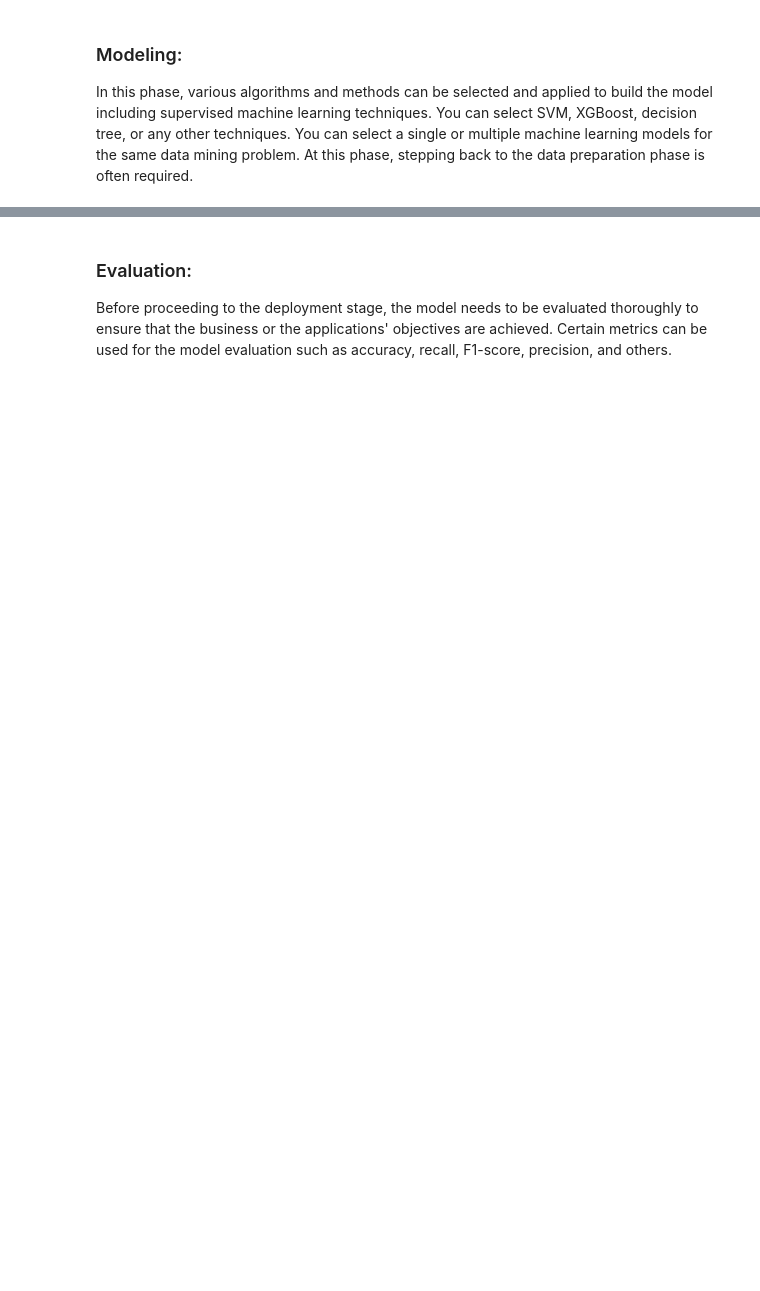
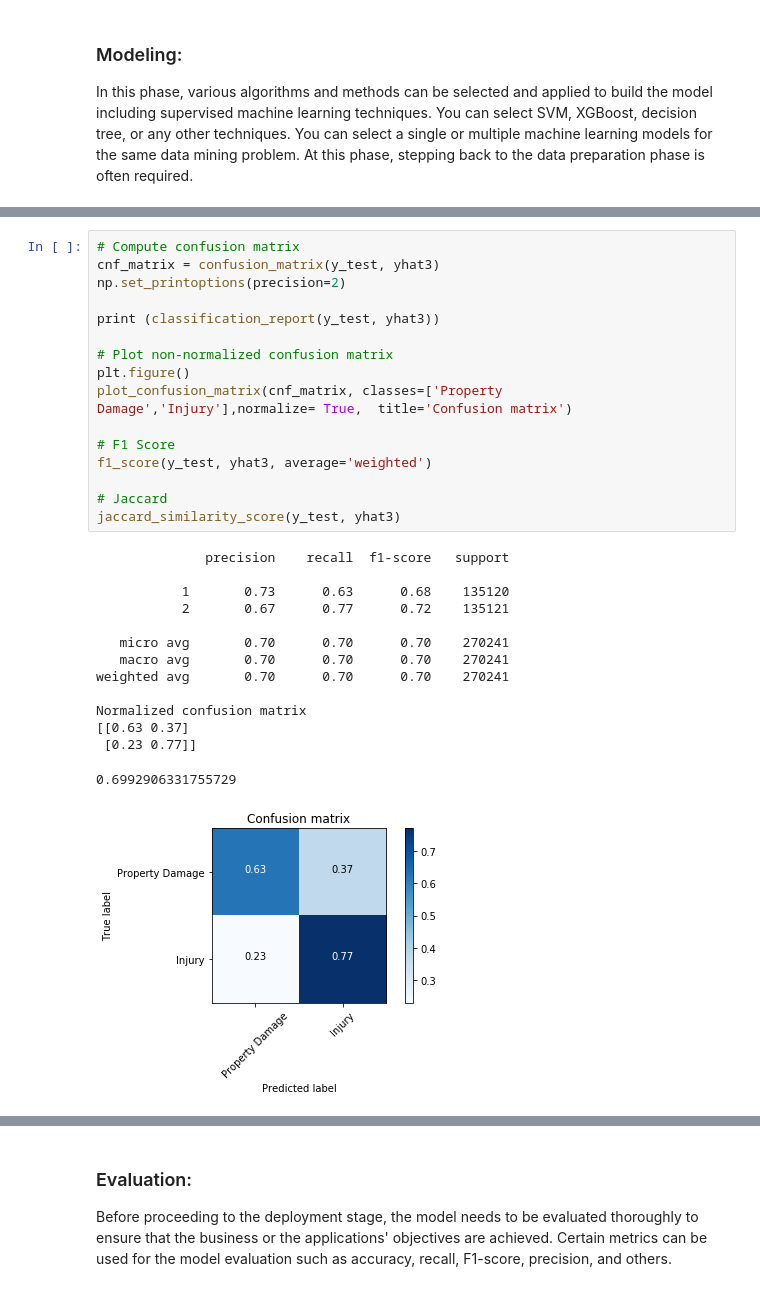
Before and after one commit to chrisgray40/Coursera_Capstone, a Jupyter notebook: Applied Data Science Capstone.ipynb, the cells around one changed output, grey strips where cells are left out. Drawn from its saved outputs; the diff is of its cells as text; blank space fills up the shorter version.

```diff
--- a/Applied Data Science Capstone.ipynb
+++ b/Applied Data Science Capstone.ipynb
@@ -712,0 +1033,31 @@ In this phase, various algorithms and methods can be selected and applied to bui
+# %%
+# Compute confusion matrix
+cnf_matrix = confusion_matrix(y_test, yhat3)
+np.set_printoptions(precision=2)
+
+print (classification_report(y_test, yhat3))
+
+# Plot non-normalized confusion matrix
+plt.figure()
+plot_confusion_matrix(cnf_matrix, classes=['Property Damage','Injury'],normalize= True,  title='Confusion matrix')
+
+# F1 Score
+f1_score(y_test, yhat3, average='weighted')
+
+# Jaccard
+jaccard_similarity_score(y_test, yhat3)
+# %% [output]
+              precision    recall  f1-score   support
+
+           1       0.73      0.63      0.68    135120
+           2       0.67      0.77      0.72    135121
+
+   micro avg       0.70      0.70      0.70    270241
+   macro avg       0.70      0.70      0.70    270241
+weighted avg       0.70      0.70      0.70    270241
+
+Normalized confusion matrix
+[[0.63 0.37]
+ [0.23 0.77]]
+0.6992906331755729
+[figure, added]
```
Also changed, not shown: parts of 53 cells of this notebook.
